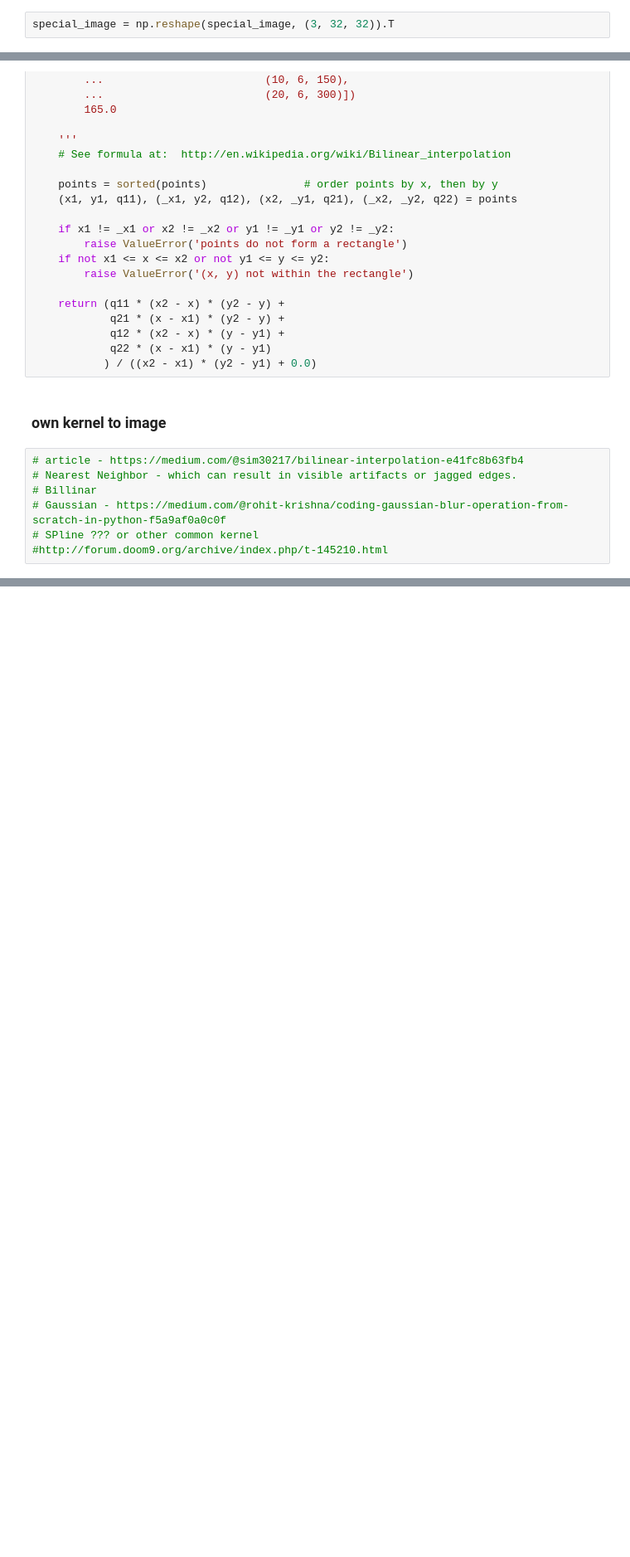
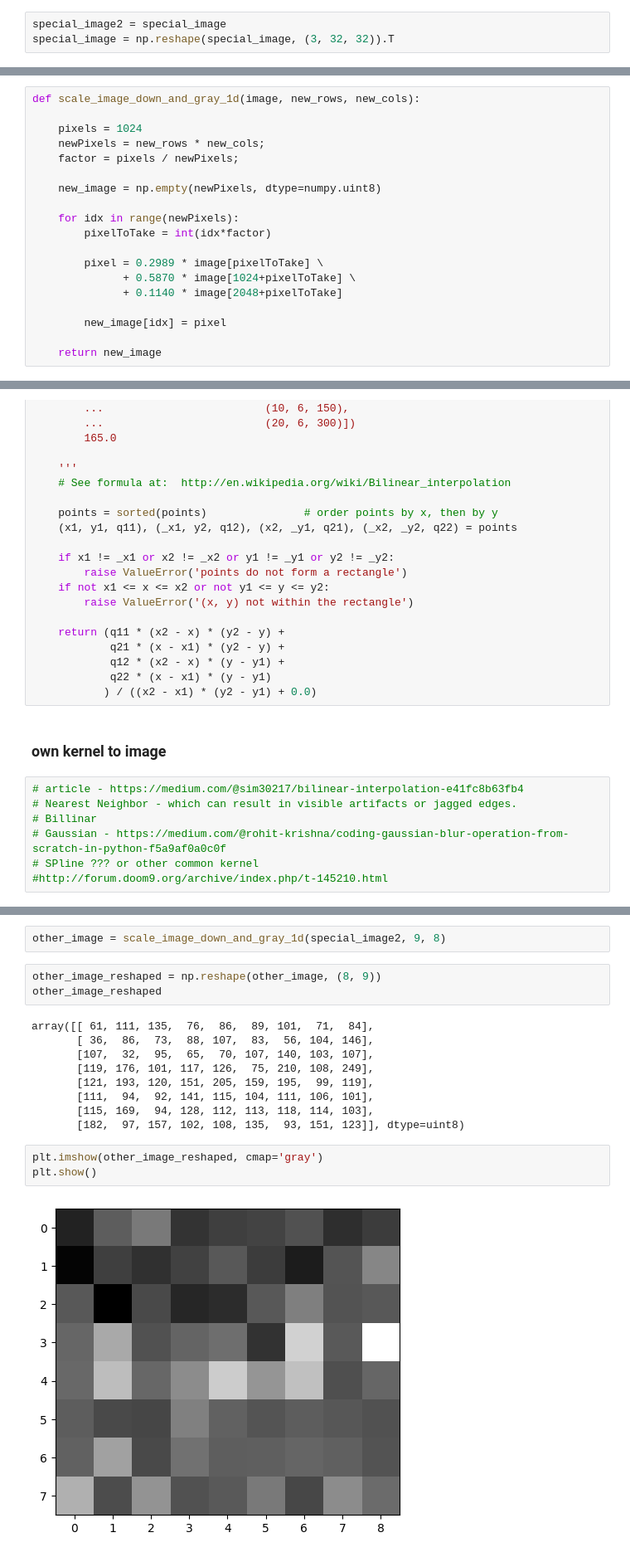
Before and after one commit to Bronomor/HashMaster, a Jupyter notebook: 3.cuLSH/cuLSH.ipynb, the cells around one changed output, grey strips where cells are left out. Shown: that part at 83% size. Saved outputs shown, nothing was run; the diff lists cells and outputs as text; blank space fills up the shorter version.

```diff
--- a/3.cuLSH/cuLSH.ipynb
+++ b/3.cuLSH/cuLSH.ipynb
@@ -112,6 +112,7 @@ images, labels = load_batch()
 # %%
 special_image = images[0]
 # %%
+special_image2 = special_image
 special_image = np.reshape(special_image, (3, 32, 32)).T
 # %%
 special_image.shape
@@ -140,5 +186,24 @@ array([[[ 59,  62,  63],
 # %% [markdown]
 ### 2. Preprocesing
+# %%
+def scale_image_down_and_gray_1d(image, new_rows, new_cols):
+
+    pixels = 1024
+    newPixels = new_rows * new_cols;
+    factor = pixels / newPixels;
+
+    new_image = np.empty(newPixels, dtype=numpy.uint8)
+
+    for idx in range(newPixels):
+        pixelToTake = int(idx*factor)
+
+        pixel = 0.2989 * image[pixelToTake] \
+              + 0.5870 * image[1024+pixelToTake] \
+              + 0.1140 * image[2048+pixelToTake]
+
+        new_image[idx] = pixel
+
+    return new_image
 # %%
 def scale_image_down_and_gray(np_image, new_rows, new_columns):
 
@@ -230,0 +444,19 @@ def bilinear_interpolation(x, y, points):
+# %%
+other_image = scale_image_down_and_gray_1d(special_image2, 9, 8)
+# %%
+other_image_reshaped = np.reshape(other_image, (8, 9))
+other_image_reshaped
+# %% [output]
+array([[ 61, 111, 135,  76,  86,  89, 101,  71,  84],
+       [ 36,  86,  73,  88, 107,  83,  56, 104, 146],
+       [107,  32,  95,  65,  70, 107, 140, 103, 107],
+       [119, 176, 101, 117, 126,  75, 210, 108, 249],
+       [121, 193, 120, 151, 205, 159, 195,  99, 119],
+       [111,  94,  92, 141, 115, 104, 111, 106, 101],
+       [115, 169,  94, 128, 112, 113, 118, 114, 103],
+       [182,  97, 157, 102, 108, 135,  93, 151, 123]], dtype=uint8)
+# %%
+plt.imshow(other_image_reshaped, cmap='gray')
+plt.show()
+# %% [output]
+[figure, added]
```
Also changed, not shown: parts of 47 cells of this notebook, 3 other files.
